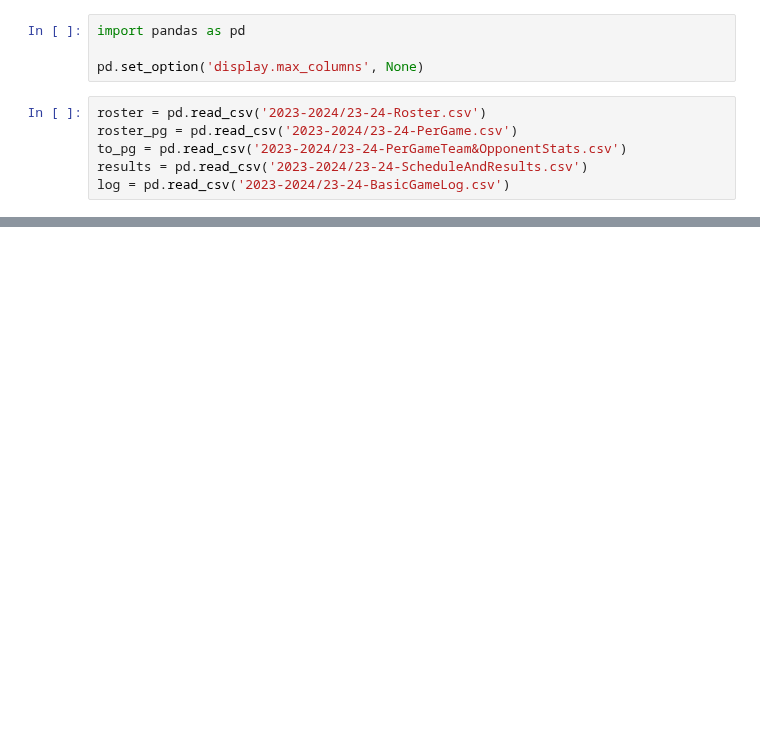
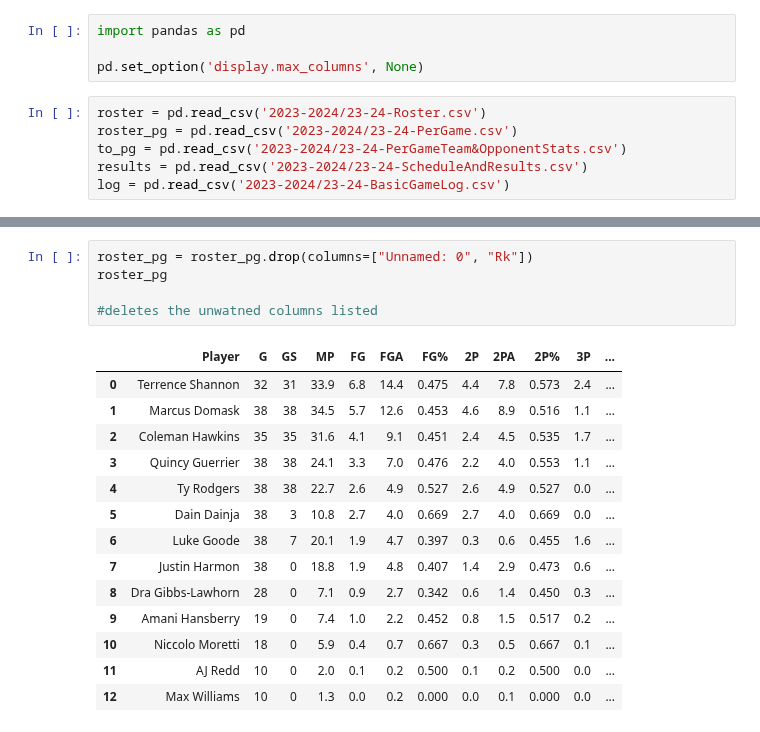
Before and after one commit to isaac-turk/DataDiveFa24, a Jupyter notebook: Eric-Cleaning.ipynb, the cells around one changed output, grey strips where cells are left out. Saved outputs shown, nothing was run; the diff lists cells and outputs as text; blank space fills up the shorter version.

```diff
--- a/Eric-Cleaning.ipynb
+++ b/Eric-Cleaning.ipynb
@@ -49,0 +119,20 @@ roster
+# %%
+roster_pg = roster_pg.drop(columns=["Unnamed: 0", "Rk"])
+roster_pg
+
+#deletes the unwatned columns listed
+# %% [output]
+|  | Player | G | GS | MP | FG | FGA | FG% | 2P | 2PA | 2P% | 3P | ... |
+| 0 | Terrence Shannon | 32 | 31 | 33.9 | 6.8 | 14.4 | 0.475 | 4.4 | 7.8 | 0.573 | 2.4 | ... |
+| 1 | Marcus Domask | 38 | 38 | 34.5 | 5.7 | 12.6 | 0.453 | 4.6 | 8.9 | 0.516 | 1.1 | ... |
+| 2 | Coleman Hawkins | 35 | 35 | 31.6 | 4.1 | 9.1 | 0.451 | 2.4 | 4.5 | 0.535 | 1.7 | ... |
+| 3 | Quincy Guerrier | 38 | 38 | 24.1 | 3.3 | 7.0 | 0.476 | 2.2 | 4.0 | 0.553 | 1.1 | ... |
+| 4 | Ty Rodgers | 38 | 38 | 22.7 | 2.6 | 4.9 | 0.527 | 2.6 | 4.9 | 0.527 | 0.0 | ... |
+| 5 | Dain Dainja | 38 | 3 | 10.8 | 2.7 | 4.0 | 0.669 | 2.7 | 4.0 | 0.669 | 0.0 | ... |
+| 6 | Luke Goode | 38 | 7 | 20.1 | 1.9 | 4.7 | 0.397 | 0.3 | 0.6 | 0.455 | 1.6 | ... |
+| 7 | Justin Harmon | 38 | 0 | 18.8 | 1.9 | 4.8 | 0.407 | 1.4 | 2.9 | 0.473 | 0.6 | ... |
+| 8 | Dra Gibbs-Lawhorn | 28 | 0 | 7.1 | 0.9 | 2.7 | 0.342 | 0.6 | 1.4 | 0.450 | 0.3 | ... |
+| 9 | Amani Hansberry | 19 | 0 | 7.4 | 1.0 | 2.2 | 0.452 | 0.8 | 1.5 | 0.517 | 0.2 | ... |
+| 10 | Niccolo Moretti | 18 | 0 | 5.9 | 0.4 | 0.7 | 0.667 | 0.3 | 0.5 | 0.667 | 0.1 | ... |
+| 11 | AJ Redd | 10 | 0 | 2.0 | 0.1 | 0.2 | 0.500 | 0.1 | 0.2 | 0.500 | 0.0 | ... |
+| 12 | Max Williams | 10 | 0 | 1.3 | 0.0 | 0.2 | 0.000 | 0.0 | 0.1 | 0.000 | 0.0 | ... |
```
Also changed, not shown: parts of 12 cells of this notebook.
